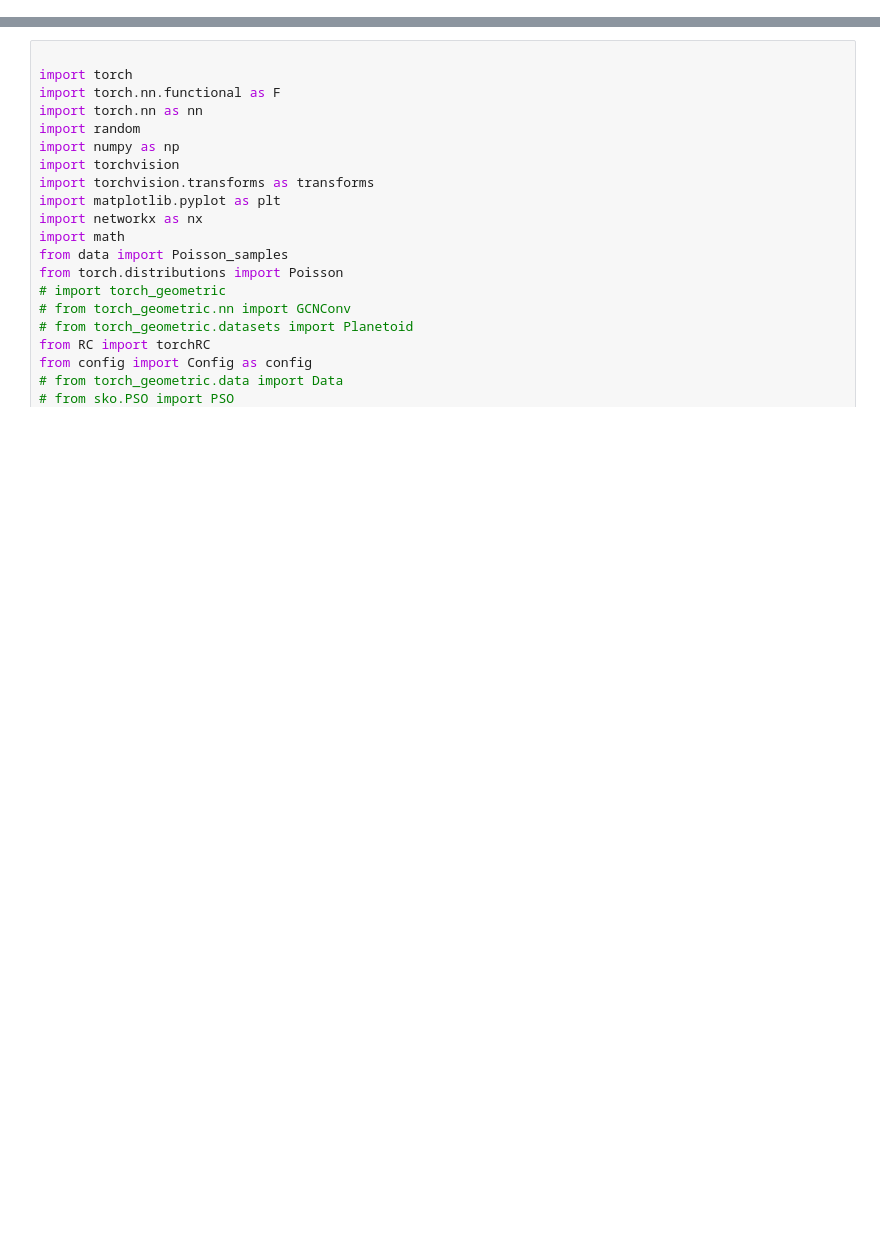
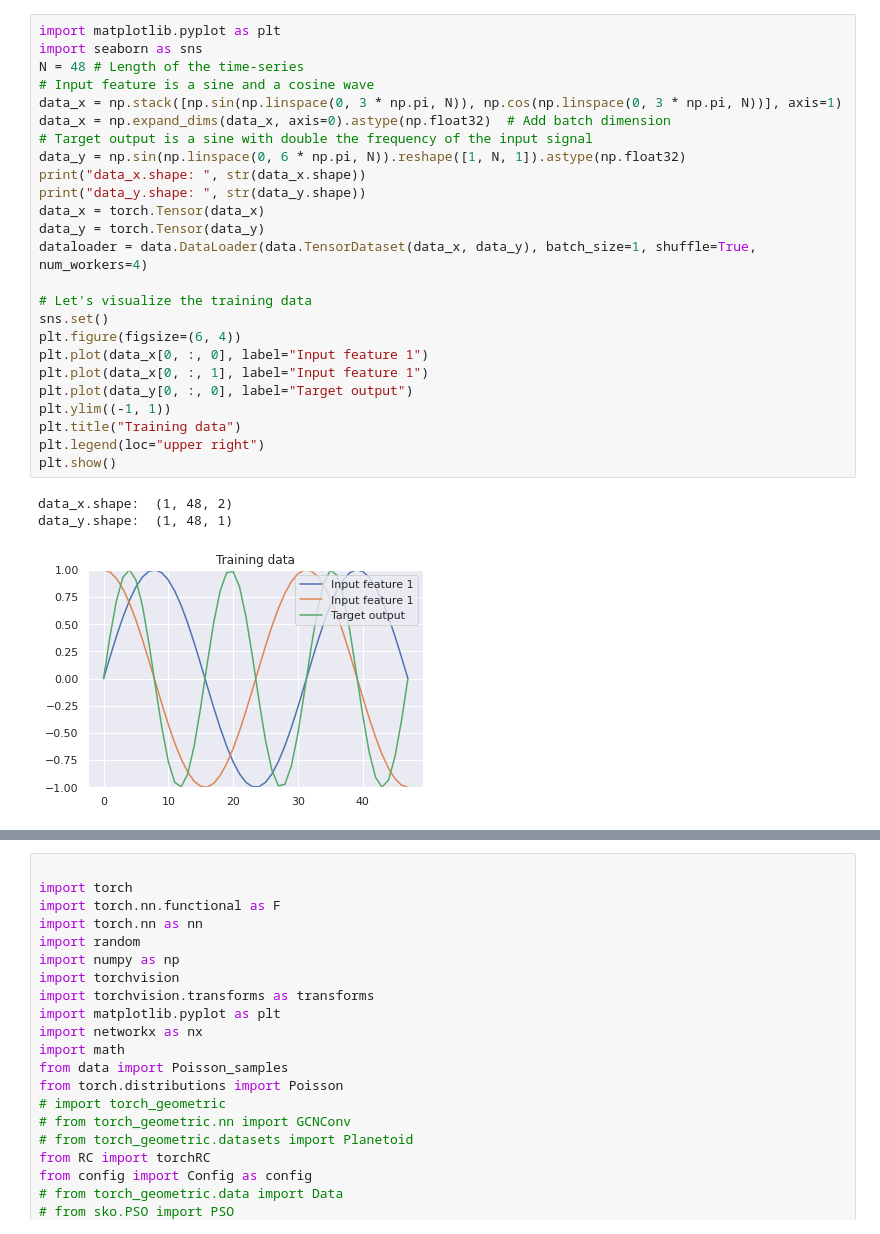
Before and after one commit to HuangHaoyu1997/Reservoir-Computing, a Jupyter notebook: test.ipynb, the cells around one changed output, grey strips where cells are left out. Saved outputs shown, nothing was run; the diff lists cells and outputs as text; blank space fills up the shorter version.

```diff
--- a/test.ipynb
+++ b/test.ipynb
@@ -0,0 +11,29 @@
+# %%
+import matplotlib.pyplot as plt
+import seaborn as sns
+N = 48 # Length of the time-series
+# Input feature is a sine and a cosine wave
+data_x = np.stack([np.sin(np.linspace(0, 3 * np.pi, N)), np.cos(np.linspace(0, 3 * np.pi, N))], axis=1)
+data_x = np.expand_dims(data_x, axis=0).astype(np.float32)  # Add batch dimension
+# Target output is a sine with double the frequency of the input signal
+data_y = np.sin(np.linspace(0, 6 * np.pi, N)).reshape([1, N, 1]).astype(np.float32)
+print("data_x.shape: ", str(data_x.shape))
+print("data_y.shape: ", str(data_y.shape))
+data_x = torch.Tensor(data_x)
+data_y = torch.Tensor(data_y)
+dataloader = data.DataLoader(data.TensorDataset(data_x, data_y), batch_size=1, shuffle=True, num_workers=4)
+
+# Let's visualize the training data
+sns.set()
+plt.figure(figsize=(6, 4))
+plt.plot(data_x[0, :, 0], label="Input feature 1")
+plt.plot(data_x[0, :, 1], label="Input feature 1")
+plt.plot(data_y[0, :, 0], label="Target output")
+plt.ylim((-1, 1))
+plt.title("Training data")
+plt.legend(loc="upper right")
+plt.show()
+# %% [output]
+data_x.shape:  (1, 48, 2)
+data_y.shape:  (1, 48, 1)
+[figure, added]
```
Also changed, not shown: parts of 12 cells of this notebook, 11 other files.
